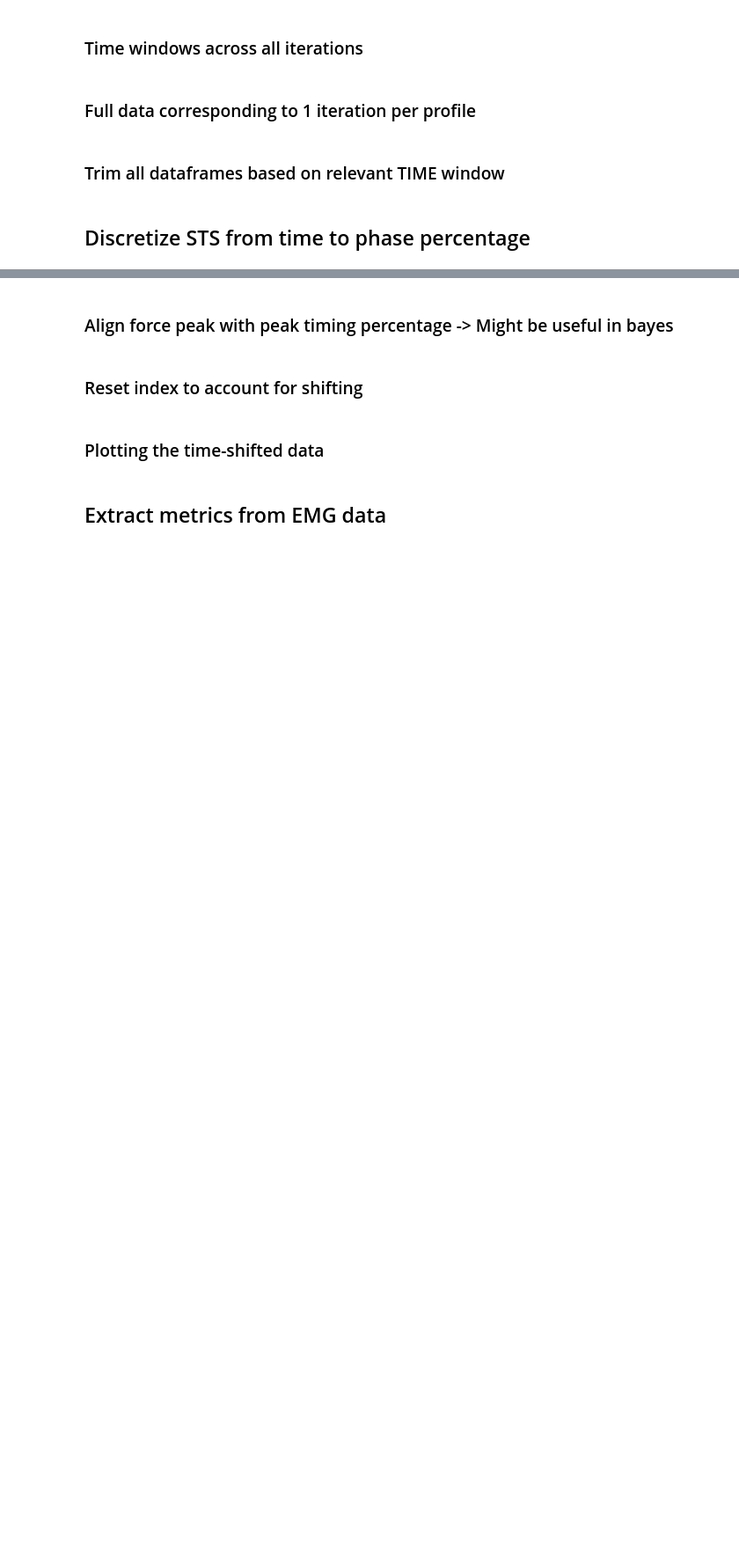
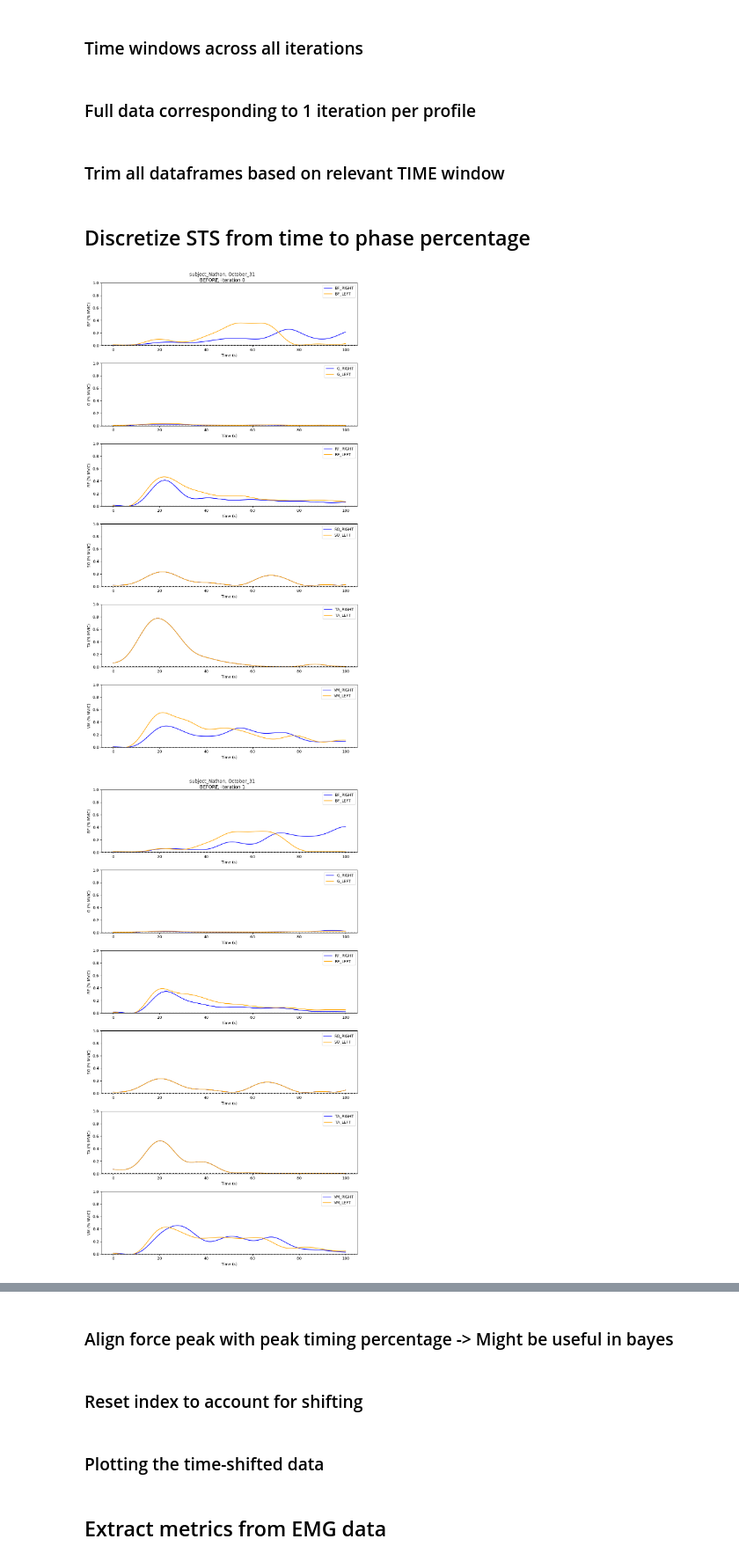
Before and after one commit to Harvard-Slade-Lab/assistive-arm, a Jupyter notebook: notebooks/analyze_emg_N2.ipynb, the cells around one changed output, grey strips where cells are left out. Shown at 88% size. Drawn from its saved outputs; the diff is of its cells as text; code cells hidden in the pictures; blank space fills up the shorter version.

```diff
--- a/notebooks/analyze_emg_N2.ipynb
+++ b/notebooks/analyze_emg_N2.ipynb
@@ -120,6 +120,13 @@ for subject in subjects:
 print_dict_structure(subject_data)
 # print(subject_data["subject_Nathan"]["October_31"].keys())
 # print(subject_data["subject_Nathan"]["October_31"]["session_data"]["ASSISTED"])
+# %%
+# Remove Unpowered Before iteration 2
+
+subject_data["subject_Nathan"]["October_31"]["session_data"]["UNPOWERED"]["BEFORE"]["EMG"][1]["SO_RIGHT"] = subject_data["subject_Nathan"]["October_31"]["session_data"]["UNPOWERED"]["BEFORE"]["EMG"][0]["SO_RIGHT"]
+
+
+subject_data["subject_Nathan"]["October_31"]["session_data"]["UNPOWERED"]["BEFORE"]["EMG"][1]["SO_LEFT"] = subject_data["subject_Nathan"]["October_31"]["session_data"]["UNPOWERED"]["BEFORE"]["EMG"][0]["SO_LEFT"]
 # %% [markdown]
 ### Drop unnecessary muscles
 # %% [markdown]
@@ -799,8 +809,8 @@ for subject in subject_data.keys():
 
             for i, emg_data in enumerate(filtered_session_data["ASSISTED"][profile]["EMG"]):
                 # Remove the first 3 seconds of EMG data
-                emg_data = emg_data[emg_data.index >= 3]  # Keep data from 3 seconds onwards
-                emg_data.index = emg_data.index - 3  # Reset index to start from 0
+                # emg_data = emg_data[emg_data.index >= 3]  # Keep data from 3 seconds onwards
+                # emg_data.index = emg_data.index - 3  # Reset index to start from 0
                 time_range = relevant_time_ranges[profile]["ranges"][i]
                 emg_data = emg_data[(emg_data.index >= time_range.min) & (emg_data.index <= time_range.max)]
                 # emg_data = emg_data[(emg_data.index >= 0.5) & (emg_data.index <= 1.7)]
@@ -811,8 +821,8 @@ for subject in subject_data.keys():
             mean_muscle_activations[f"UNPOWERED_{unpowered_time}"] = []
 
             for i, emg_data in enumerate(filtered_session_data["UNPOWERED"][unpowered_time]["EMG"]):
-                emg_data = emg_data[emg_data.index >= 3]
-                emg_data.index = emg_data.index - 3
+                # emg_data = emg_data[emg_data.index >= 3]
+                # emg_data.index = emg_data.index - 3
                 time_range = relevant_time_ranges[f"UNPOWERED_{unpowered_time}"]["ranges"][i]
                 emg_data = emg_data[(emg_data.index >= time_range.min) & (emg_data.index <= time_range.max)]
                 mean_muscle_activations[f"UNPOWERED_{unpowered_time}"].append(emg_data.mean())
@@ -1278,0 +1297,50 @@ for subject in subject_data.keys():
+# %%
+# Print all muslcles for each unpowered iteration
+for subject in subject_data.keys():
+    for session in subject_data[subject].keys():
+        trimmed_time_dfs = subject_data[subject][session]["trimmed_time_dfs"]
+
+        plot_dir = subject_dirs[subject][session]["plot_dir"] / "unpowered_vs_assisted"
+        plot_dir.mkdir(exist_ok=True)
+
+        relevant_time_ranges = subject_data[subject][session]["relevant_time_ranges_imu"]
+
+        for unpowered_time in trimmed_time_dfs["UNPOWERED"].keys():
+            for iteration in range(len(trimmed_time_dfs["UNPOWERED"][unpowered_time]["EMG"])):
+                emg_unpowered = trimmed_time_dfs["UNPOWERED"][unpowered_time]["EMG"][iteration]
+                filename = plot_dir / f"unpowered_{unpowered_time}_iteration_{iteration}"
+
+                muscles = emg_unpowered.columns
+                # Remove IMU and TIME
+                muscles = muscles.drop(["TIME", "IMU"])
+                # Remove all _LEFT muscles
+                muscles = muscles[~muscles.str.contains("_LEFT")]
+
+                # Plot the difference in muscle activation for each muscle with subplots
+                fig, axs = plt.subplots(len(muscles), figsize=(10, 3 * len(muscles)))
+                fig.suptitle(f"{subject}, {session}\n{unpowered_time}, iteration {iteration}")
+
+                for i, muscle in enumerate(muscles):
+                    # Muscle without _SIDE
+                    m = muscle.split("_")[0]
+
+                    # Plot EMG differences
+                    axs[i].plot(emg_unpowered.index, emg_unpowered[f"{m}_RIGHT"], label=f"{m}_RIGHT", color='blue')
+                    axs[i].plot(emg_unpowered.index, emg_unpowered[f"{m}_LEFT"], label=f"{m}_LEFT", color='orange')
+
+                    # Primary y-axis settings
+                    axs[i].set_ylabel(f"{m} (% MVIC)")
+                    axs[i].set_xlabel("Time (s)")
+                    axs[i].set_ylim(0, 1)
+                    axs[i].axhline(0, color='black', linestyle='--')
+
+                    # Combine legends
+                    lines1, labels1 = axs[i].get_legend_handles_labels()
+                    axs[i].legend(lines1, labels1, loc='upper right')
+
+                plt.tight_layout()
+                plt.savefig(filename.with_suffix('.png'), dpi=500, format='png')
+                plt.show()
+# %% [output]
+[figure, added]
+[figure, added]
```
Also changed, not shown: parts of 12 cells of this notebook, 4 other files.
